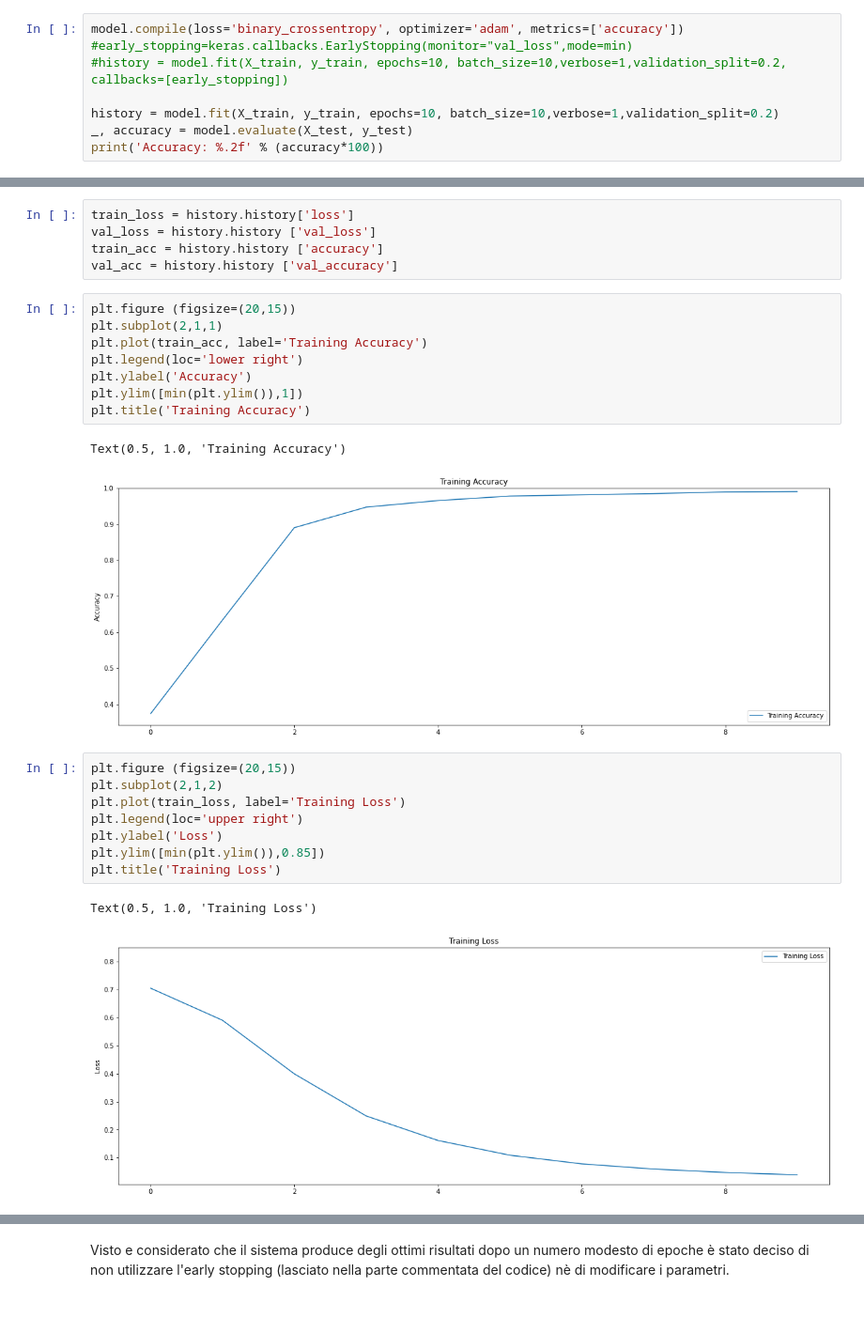
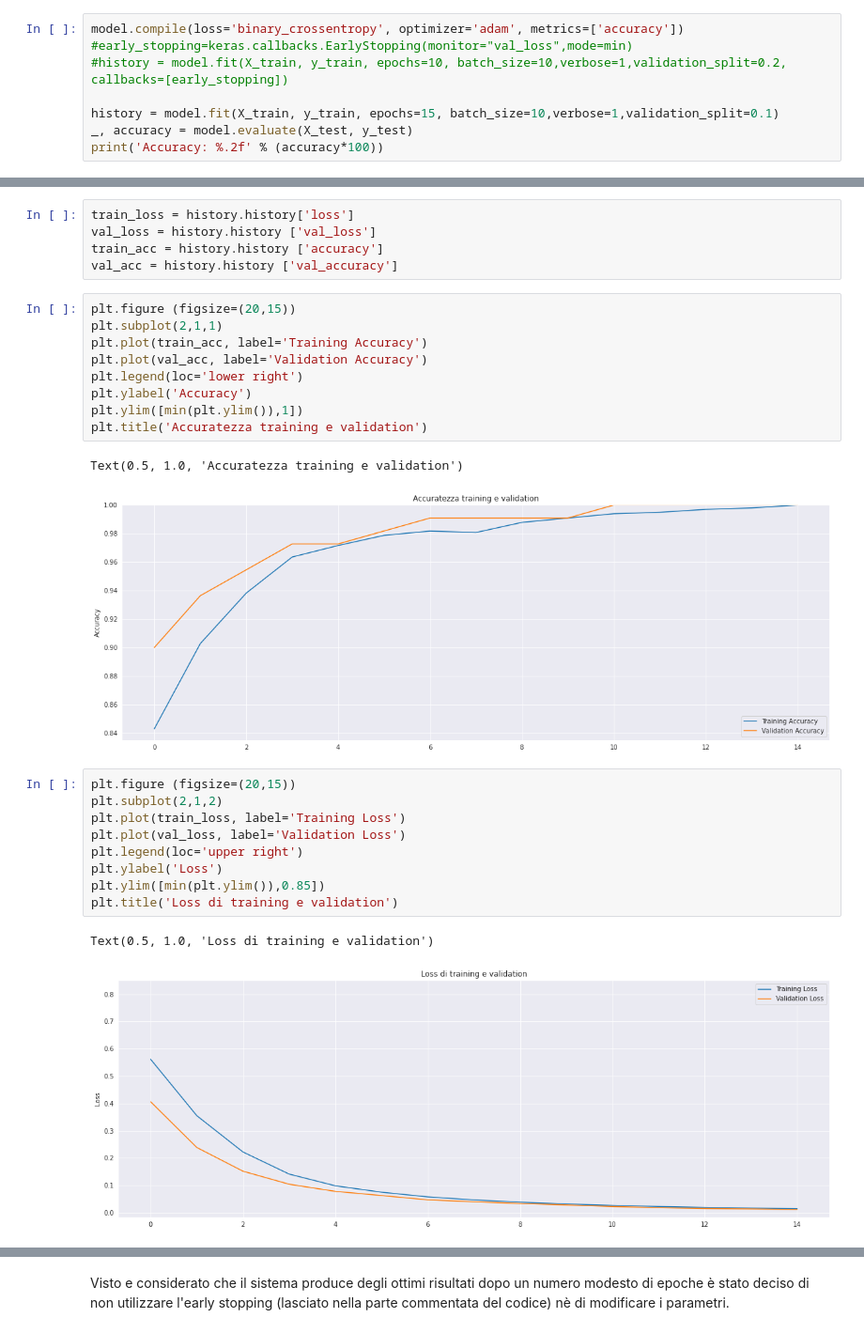
Before and after one commit to Repa235/Notebook_ML_BankNotes, a Jupyter notebook: Bank_notes_classifier.ipynb, the cells around one changed output, grey strips where cells are left out. Shown at 94% size. Cells and saved outputs as stored; diff of their text form.

```diff
--- a/Bank_notes_classifier.ipynb
+++ b/Bank_notes_classifier.ipynb
@@ -377,7 +377,7 @@ model.compile(loss='binary_crossentropy', optimizer='adam', metrics=['accuracy']
 #early_stopping=keras.callbacks.EarlyStopping(monitor="val_loss",mode=min)
 #history = model.fit(X_train, y_train, epochs=10, batch_size=10,verbose=1,validation_split=0.2, callbacks=[early_stopping])
 
-history = model.fit(X_train, y_train, epochs=10, batch_size=10,verbose=1,validation_split=0.2)
+history = model.fit(X_train, y_train, epochs=15, batch_size=10,verbose=1,validation_split=0.1)
 _, accuracy = model.evaluate(X_test, y_test)
 print('Accuracy: %.2f' % (accuracy*100))
 # %% [output]
@@ -407,24 +407,26 @@ val_acc = history.history ['val_accuracy']
 plt.figure (figsize=(20,15))
 plt.subplot(2,1,1)
 plt.plot(train_acc, label='Training Accuracy')
+plt.plot(val_acc, label='Validation Accuracy')
 plt.legend(loc='lower right')
 plt.ylabel('Accuracy')
 plt.ylim([min(plt.ylim()),1])
-plt.title('Training Accuracy')
+plt.title('Accuratezza training e validation')
 # %% [output]
-Text(0.5, 1.0, 'Training Accuracy')
+Text(0.5, 1.0, 'Accuratezza training e validation')
-[figure, old version]
+[figure, new version]
 # %%
 plt.figure (figsize=(20,15))
 plt.subplot(2,1,2)
 plt.plot(train_loss, label='Training Loss')
+plt.plot(val_loss, label='Validation Loss')
 plt.legend(loc='upper right')
 plt.ylabel('Loss')
 plt.ylim([min(plt.ylim()),0.85])
-plt.title('Training Loss')
+plt.title('Loss di training e validation')
 # %% [output]
-Text(0.5, 1.0, 'Training Loss')
+Text(0.5, 1.0, 'Loss di training e validation')
-[figure, old version]
+[figure, new version]
 # %%
 hgraph=pd.DataFrame(history.history)
 hgraph.plot()
```
Also changed, not shown: parts of 3 cells of this notebook.
